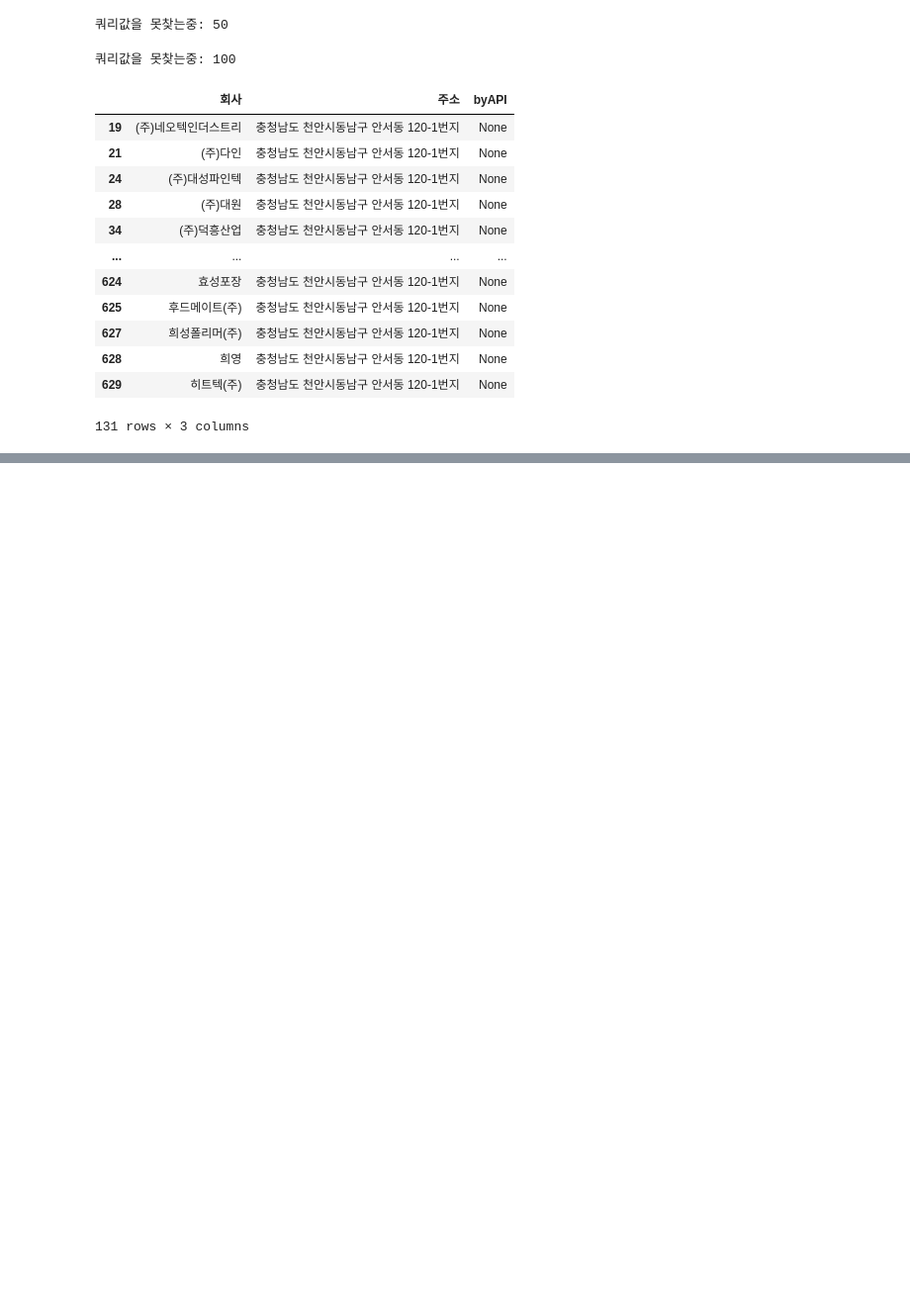
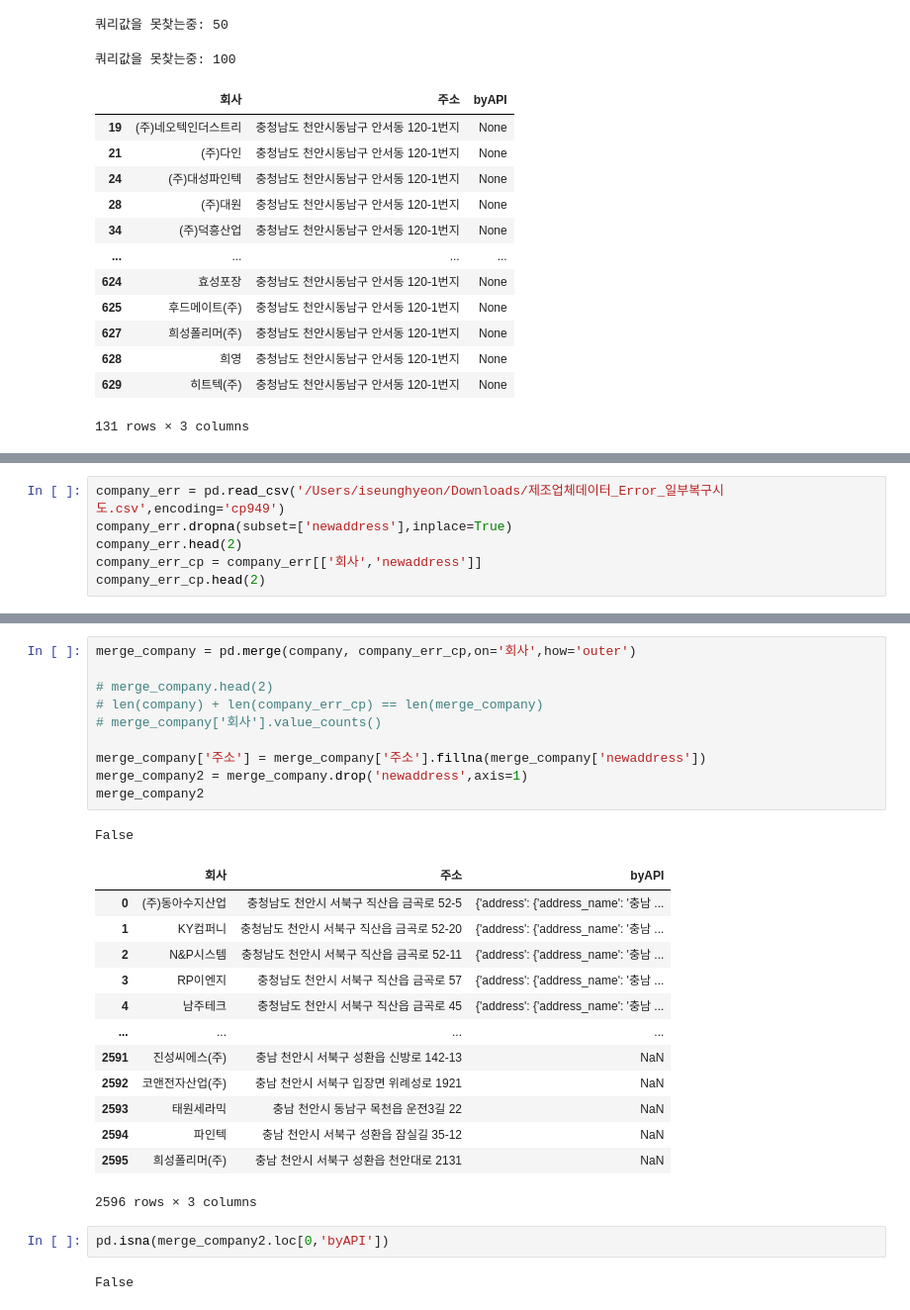
Before and after one commit to LGHelloVisionProj/Data_Visualization, a Jupyter notebook: 천안시_CodeDir/회사데이터전처리.ipynb, the cells around one changed output, grey strips where cells are left out. Shown at 99% size. Drawn from its saved outputs; the diff is of its cells as text; blank space fills up the shorter version.

```diff
--- a/천안시_CodeDir/회사데이터전처리.ipynb
+++ b/천안시_CodeDir/회사데이터전처리.ipynb
@@ -457,0 +569,6 @@ documents
+# %%
+company_err = pd.read_csv('/Users/iseunghyeon/Downloads/제조업체데이터_Error_일부복구시도.csv',encoding='cp949')
+company_err.dropna(subset=['newaddress'],inplace=True)
+company_err.head(2)
+company_err_cp = company_err[['회사','newaddress']]
+company_err_cp.head(2)
@@ -457,0 +603,29 @@ documents
+# %%
+merge_company = pd.merge(company, company_err_cp,on='회사',how='outer')
+
+# merge_company.head(2)
+# len(company) + len(company_err_cp) == len(merge_company)
+# merge_company['회사'].value_counts()
+
+merge_company['주소'] = merge_company['주소'].fillna(merge_company['newaddress'])
+merge_company2 = merge_company.drop('newaddress',axis=1)
+merge_company2
+# %% [output]
+False
+|  | 회사 | 주소 | byAPI |
+| 0 | (주)동아수지산업 | 충청남도 천안시 서북구 직산읍 금곡로 52-5 | {'address': {'address_name': '충남 ... |
+| 1 | KY컴퍼니 | 충청남도 천안시 서북구 직산읍 금곡로 52-20 | {'address': {'address_name': '충남 ... |
+| 2 | N&P시스템 | 충청남도 천안시 서북구 직산읍 금곡로 52-11 | {'address': {'address_name': '충남 ... |
+| 3 | RP이엔지 | 충청남도 천안시 서북구 직산읍 금곡로 57 | {'address': {'address_name': '충남 ... |
+| 4 | 남주테크 | 충청남도 천안시 서북구 직산읍 금곡로 45 | {'address': {'address_name': '충남 ... |
+| ... | ... | ... | ... |
+| 2591 | 진성씨에스(주) | 충남 천안시 서북구 성환읍 신방로 142-13 | NaN |
+| 2592 | 코앤전자산업(주) | 충남 천안시 서북구 입장면 위례성로 1921 | NaN |
+| 2593 | 태원세라믹 | 충남 천안시 동남구 목천읍 운전3길 22 | NaN |
+| 2594 | 파인텍 | 충남 천안시 서북구 성환읍 잠실길 35-12 | NaN |
+| 2595 | 희성폴리머(주) | 충남 천안시 서북구 성환읍 천안대로 2131 | NaN |
+2596 rows × 3 columns
+# %%
+pd.isna(merge_company2.loc[0,'byAPI'])
+# %% [output]
+False
```
Also changed, not shown: parts of 23 cells of this notebook, 3 other files.
